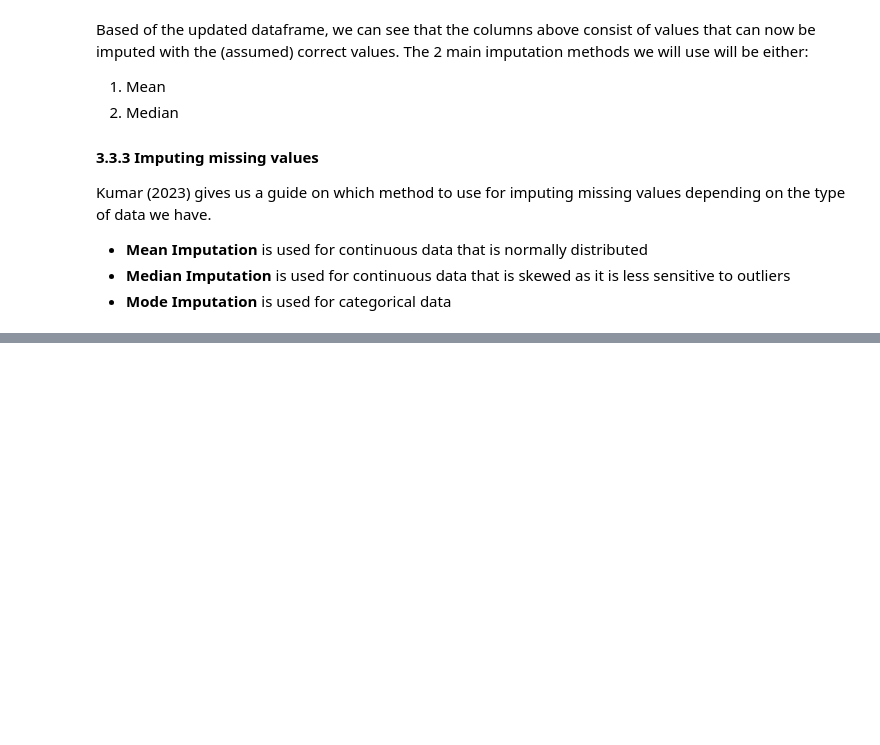
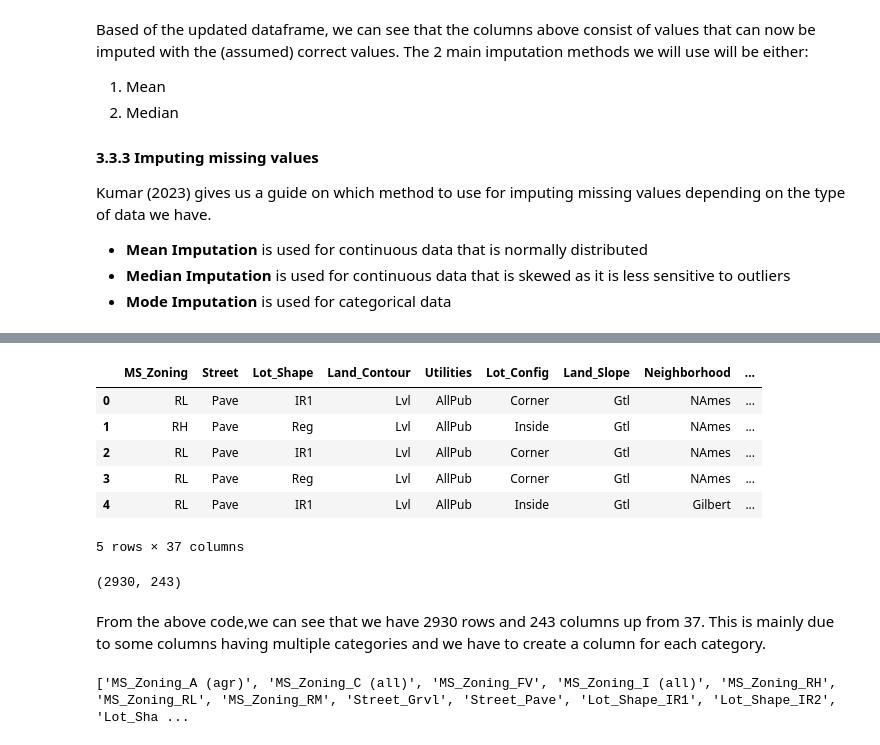
Before and after one commit to rongachoka/House_Prices_Dataset_-coursework-, a Jupyter notebook: index.updated.ipynb, the cells around one changed output, grey strips where cells are left out. Cells and saved outputs as stored; diff of their text form; code cells hidden in the pictures; blank space fills up the shorter version.

```diff
--- a/index.updated.ipynb
+++ b/index.updated.ipynb
@@ -513,0 +725,36 @@ Kumar (2023) gives us a guide on which method to use for imputing missing values
+# %%
+# Checking the categorical columns
+
+categorical_cols = df_new.select_dtypes(include=["object"])
+categorical_cols.head()
+# %% [output]
+|  | MS_Zoning | Street | Lot_Shape | Land_Contour | Utilities | Lot_Config | Land_Slope | Neighborhood | ... |
+| 0 | RL | Pave | IR1 | Lvl | AllPub | Corner | Gtl | NAmes | ... |
+| 1 | RH | Pave | Reg | Lvl | AllPub | Inside | Gtl | NAmes | ... |
+| 2 | RL | Pave | IR1 | Lvl | AllPub | Corner | Gtl | NAmes | ... |
+| 3 | RL | Pave | Reg | Lvl | AllPub | Corner | Gtl | NAmes | ... |
+| 4 | RL | Pave | IR1 | Lvl | AllPub | Inside | Gtl | Gilbert | ... |
+5 rows × 37 columns
+# %%
+# Encoding the categorical columns
+categorical_cols = pd.get_dummies(categorical_cols)
+
+# Checking shape
+categorical_cols.shape
+# %% [output]
+(2930, 243)
+# %% [markdown]
+From the above code,we can see that we have 2930 rows and 243 columns up from 37. This is mainly due to some columns having multiple categories and we have to create a column for each category.
+# %%
+# Adding SalePrice to the categorical columns
+categorical_cols["SalePrice"] = df_new["SalePrice"]
+
+# Correlation matrix
+cat_corr_matrix = categorical_cols.corr()
+
+# Columns to drop
+columns_to_drop = cat_corr_matrix[abs(cat_corr_matrix["SalePrice"]) < corr_cutoff].index.tolist()
+
+print(columns_to_drop)
+# %% [output]
+['MS_Zoning_A (agr)', 'MS_Zoning_C (all)', 'MS_Zoning_FV', 'MS_Zoning_I (all)', 'MS_Zoning_RH', 'MS_Zoning_RL', 'MS_Zoning_RM', 'Street_Grvl', 'Street_Pave', 'Lot_Shape_IR1', 'Lot_Shape_IR2', 'Lot_Sha ...
```
Also changed, not shown: parts of 20 cells of this notebook.
